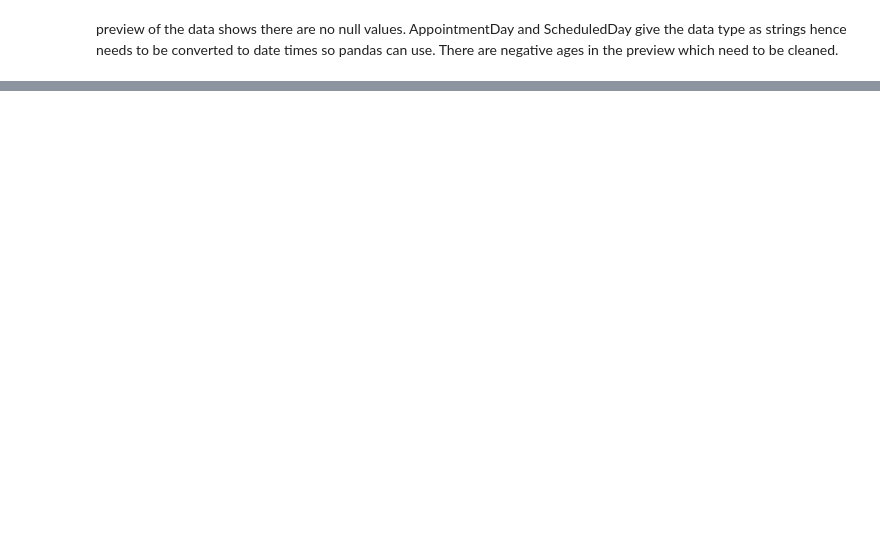
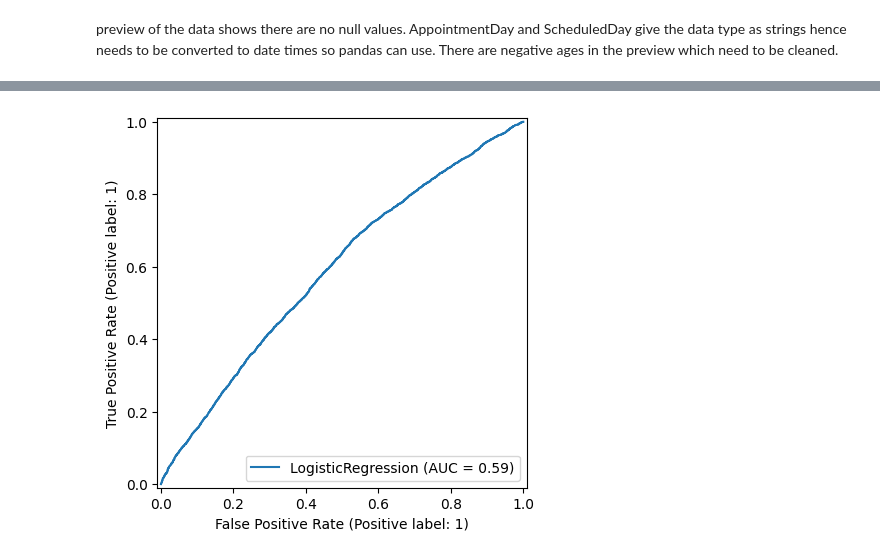
Before and after one commit to KingsleyNahyi/AI-final-project, a Jupyter notebook: ai_final_project.ipynb, the cells around one changed output, grey strips where cells are left out. Drawn from its saved outputs; the diff is of its cells as text; code cells hidden in the pictures; blank space fills up the shorter version.

```diff
--- a/ai_final_project.ipynb
+++ b/ai_final_project.ipynb
@@ -130,0 +245,11 @@ preview of the data shows there are no null values. AppointmentDay and Scheduled
+# %%
+# Plotting the ROC Curve
+from sklearn.metrics import RocCurveDisplay
+import matplotlib.pyplot as plt
+
+# Use X_test_encoded instead of X_test to match the features used during training
+RocCurveDisplay.from_estimator(model, X_test_encoded, y_test)
+
+plt.show()
+# %% [output]
+[figure, added]
```
Also changed, not shown: parts of 10 cells of this notebook.
